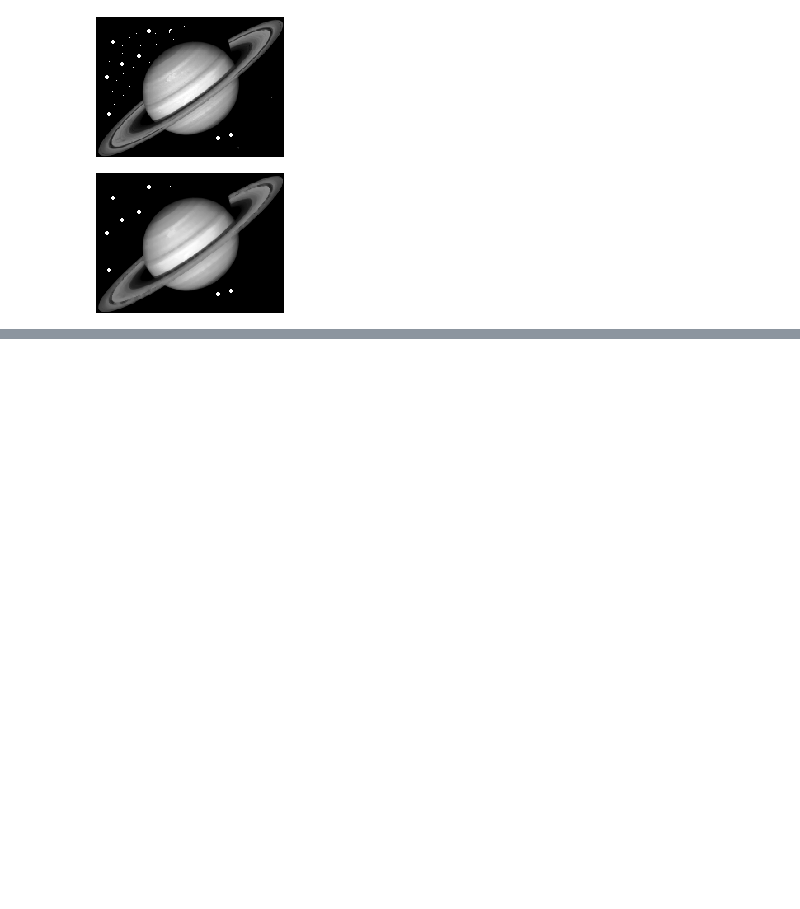
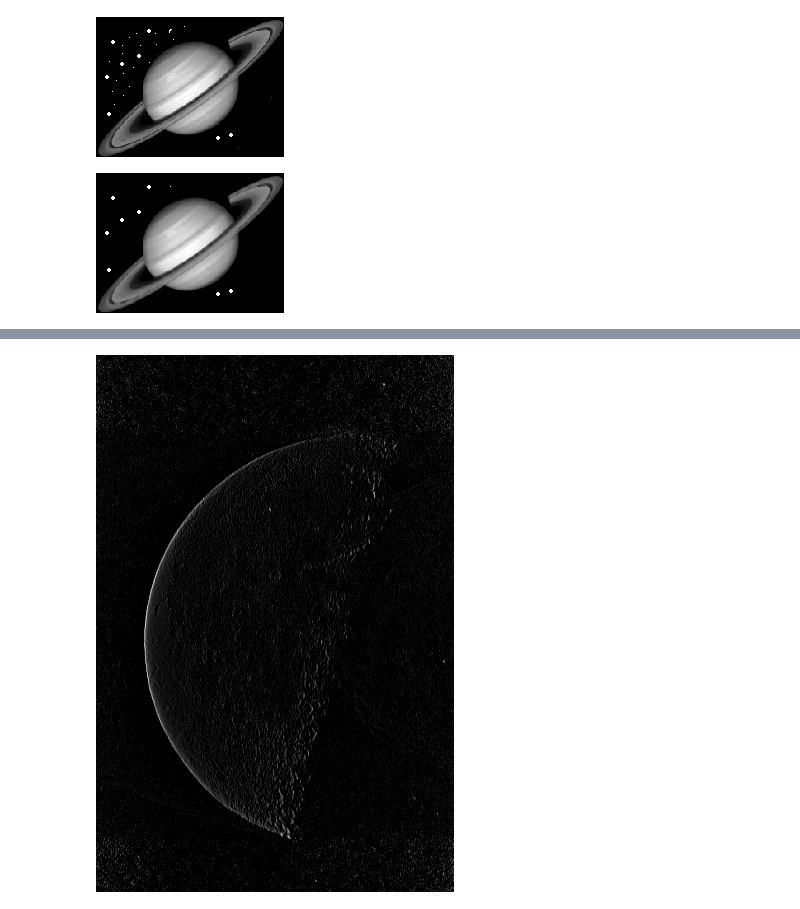
Before and after one commit to KyrylOTheRylo/homeworks_python, a Jupyter notebook: digitalInfromationHandling/Untitled.ipynb, the cells around one changed output, grey strips where cells are left out. Drawn from its saved outputs; the diff is of its cells as text; code cells hidden in the pictures; blank space fills up the shorter version.

```diff
--- a/digitalInfromationHandling/Untitled.ipynb
+++ b/digitalInfromationHandling/Untitled.ipynb
@@ -34,0 +48,8 @@ output_image.save("output.gif")
+# %%
+M = 50
+a =1
+b =10
+# %%
+answ = np.zeros(F_u_v.shape, dtype=complex)
+
+answ= M *sp.fftpack.ifft( np.log(a + b * np.abs(F_u_v)) * F_u_v/np.abs(F_u_v+0.00001) )
@@ -34,0 +80,5 @@ output_image.save("output.gif")
+# %%
+img  =Image.fromarray(np.real(answ))
+img.convert('RGB')
+# %% [output]
+[figure, added]
```
Also changed, not shown: parts of 5 cells of this notebook.
